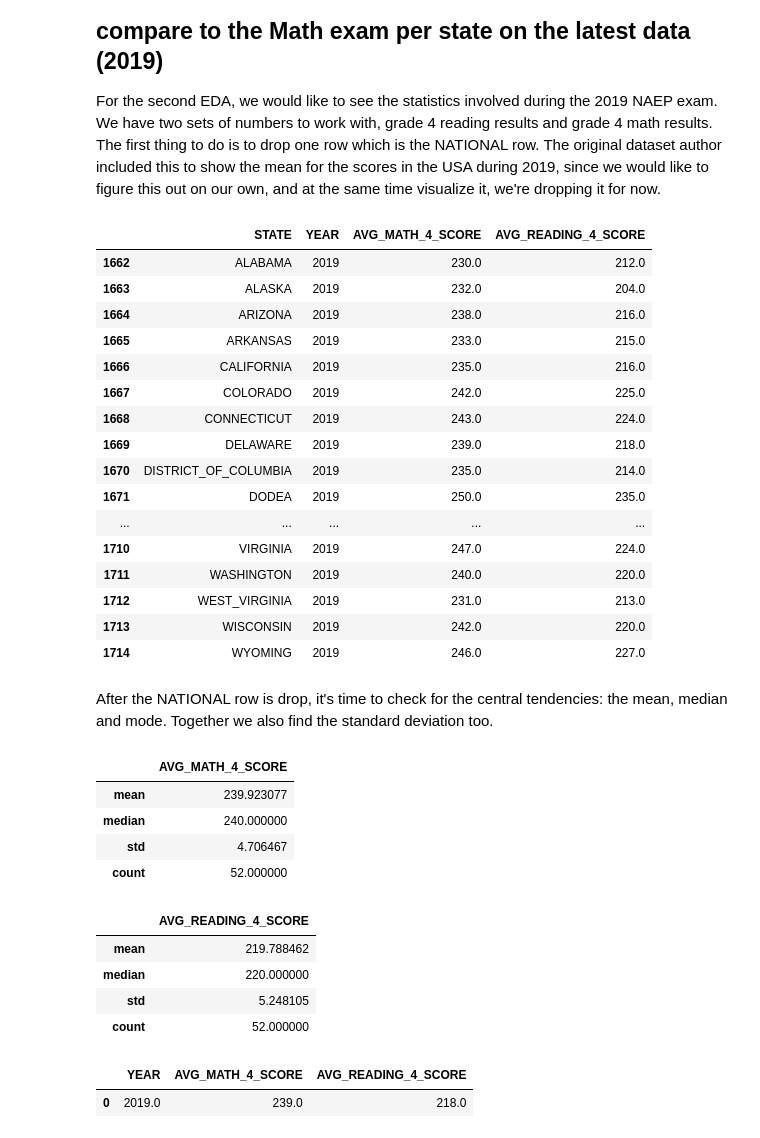
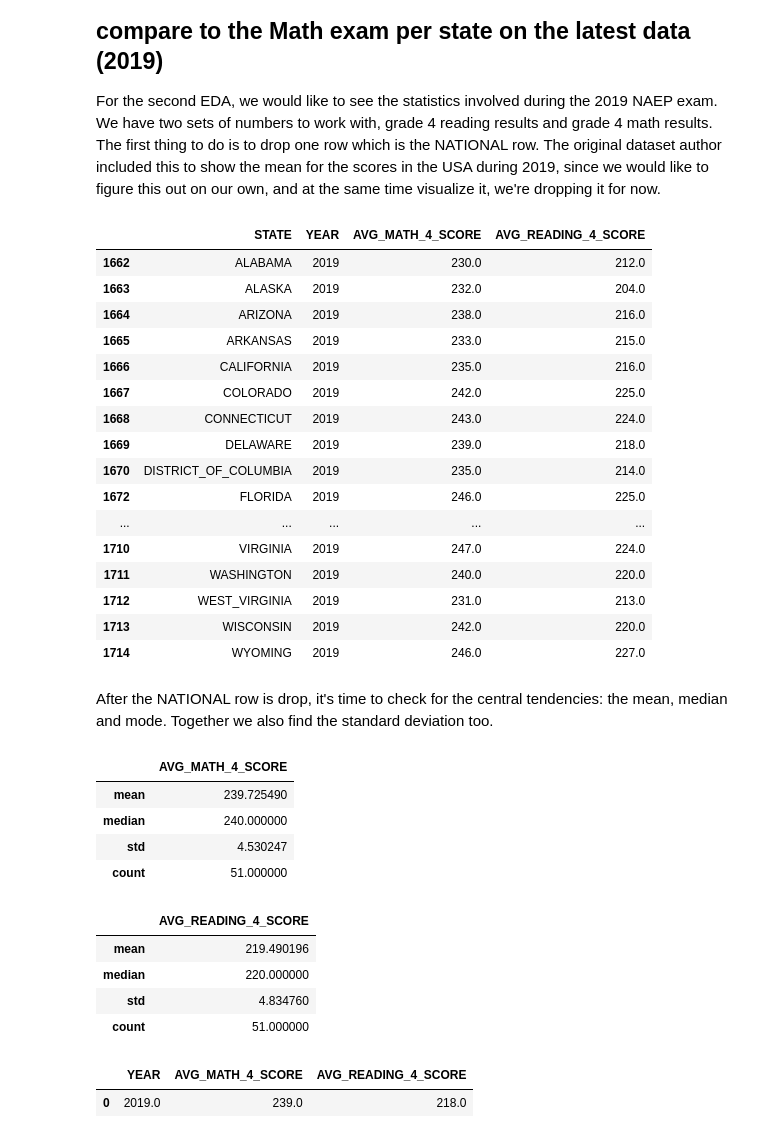
Before and after one commit to trickdevsinschool/CSMODEL_PROJECT_1, a Jupyter notebook: states_csmodel.ipynb, the cells around one changed output. Saved outputs shown, nothing was run; the diff lists cells and outputs as text; code cells hidden in the pictures.

```diff
--- a/states_csmodel.ipynb
+++ b/states_csmodel.ipynb
@@ -211,20 +209,20 @@ From the line plot we can see that compared to older years the latest scores or
 For the second EDA, we would like to see the statistics involved during the 2019 NAEP exam. We have two sets of numbers to work with, grade 4 reading results and grade 4 math results. The first thing to do is to drop one row which is the NATIONAL row. The original dataset author included this to show the mean for the scores in the USA during 2019, since we would like to figure this out on our own, and at the same time visualize it, we're dropping it for now.
 # %%
 second_eda_df=states_df[states_df['YEAR'] == 2019]
-second_eda_df= second_eda_df.drop([1690],axis=0).head(52) #deletes the national column
+second_eda_df= second_eda_df.drop([1690,1671],axis=0).head(52) #deletes the national column
 second_eda_df.head(52)
 # %% [output]
 |  | STATE | YEAR | AVG_MATH_4_SCORE | AVG_READING_4_SCORE |
 | 1662 | ALABAMA | 2019 | 230.0 | 212.0 |
 | 1663 | ALASKA | 2019 | 232.0 | 204.0 |
 | 1664 | ARIZONA | 2019 | 238.0 | 216.0 |
 | 1665 | ARKANSAS | 2019 | 233.0 | 215.0 |
 | 1666 | CALIFORNIA | 2019 | 235.0 | 216.0 |
 | 1667 | COLORADO | 2019 | 242.0 | 225.0 |
 | 1668 | CONNECTICUT | 2019 | 243.0 | 224.0 |
 | 1669 | DELAWARE | 2019 | 239.0 | 218.0 |
 | 1670 | DISTRICT_OF_COLUMBIA | 2019 | 235.0 | 214.0 |
-| 1671 | DODEA | 2019 | 250.0 | 235.0 |
+| 1672 | FLORIDA | 2019 | 246.0 | 225.0 |
 | ... | ... | ... | ... | ... |
 | 1710 | VIRGINIA | 2019 | 247.0 | 224.0 |
 | 1711 | WASHINGTON | 2019 | 240.0 | 220.0 |
@@ -237,18 +235,18 @@ After the NATIONAL row is drop, it's time to check for the central tendencies: t
 second_eda_df.agg({"AVG_MATH_4_SCORE": ["mean", "median", "std", "count"]})
 # %% [output]
 |  | AVG_MATH_4_SCORE |
-| mean | 239.923077 |
+| mean | 239.725490 |
 | median | 240.000000 |
-| std | 4.706467 |
-| count | 52.000000 |
+| std | 4.530247 |
+| count | 51.000000 |
 # %%
 second_eda_df.agg({"AVG_READING_4_SCORE": ["mean", "median","std", "count"]})
 # %% [output]
 |  | AVG_READING_4_SCORE |
-| mean | 219.788462 |
+| mean | 219.490196 |
 | median | 220.000000 |
-| std | 5.248105 |
-| count | 52.000000 |
+| std | 4.834760 |
+| count | 51.000000 |
 # %%
 mode= second_eda_df.mode(axis=0, numeric_only=True, dropna=True)
 mode.head(1)
```
Also changed, not shown: parts of 18 cells of this notebook.
